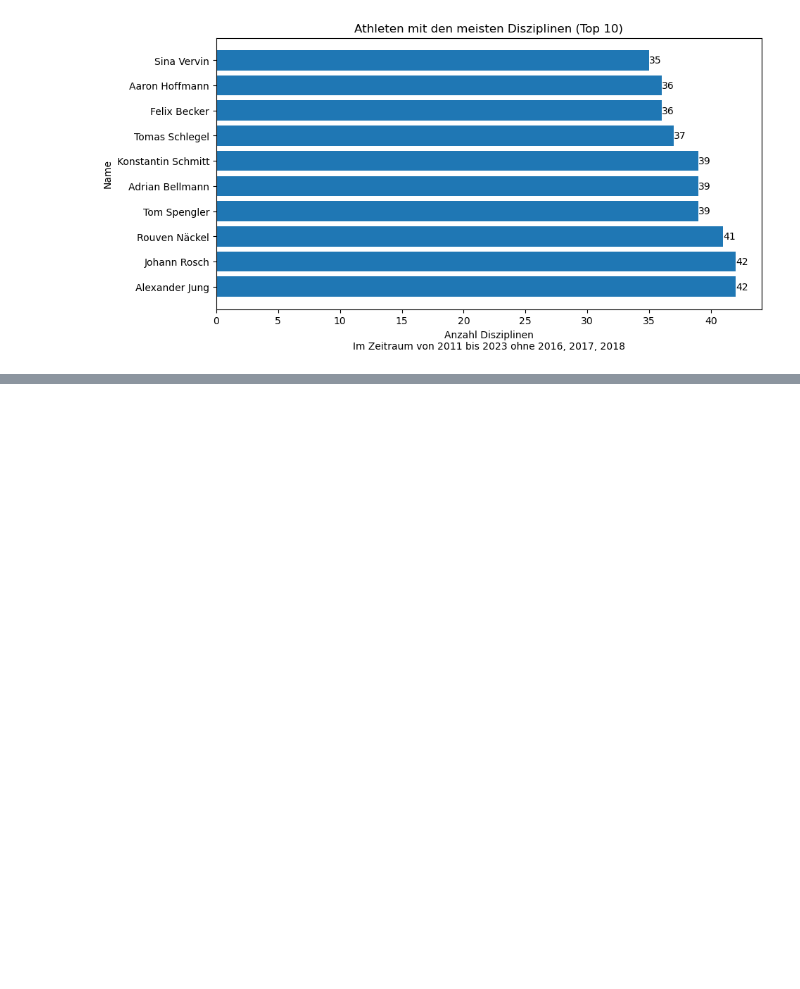
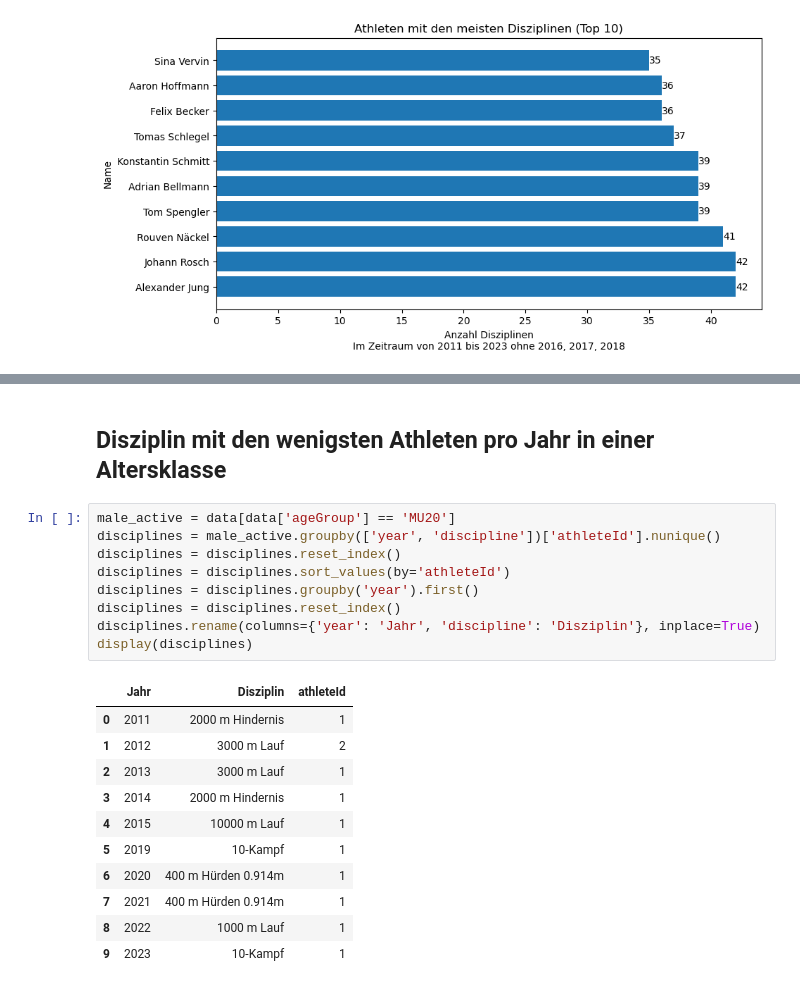
Before and after one commit to nimarion/slb, a Jupyter notebook: compare.ipynb, the cells around one changed output, grey strips where cells are left out. Saved outputs shown, nothing was run; the diff lists cells and outputs as text; blank space fills up the shorter version.

```diff
--- a/compare.ipynb
+++ b/compare.ipynb
@@ -147,0 +175,23 @@ plt.show()
+# %% [markdown]
+## Disziplin mit den wenigsten Athleten pro Jahr in einer Altersklasse
+# %%
+male_active = data[data['ageGroup'] == 'MU20']
+disciplines = male_active.groupby(['year', 'discipline'])['athleteId'].nunique()
+disciplines = disciplines.reset_index()
+disciplines = disciplines.sort_values(by='athleteId')
+disciplines = disciplines.groupby('year').first()
+disciplines = disciplines.reset_index()
+disciplines.rename(columns={'year': 'Jahr', 'discipline': 'Disziplin'}, inplace=True)
+display(disciplines)
+# %% [output]
+|  | Jahr | Disziplin | athleteId |
+| 0 | 2011 | 2000 m Hindernis | 1 |
+| 1 | 2012 | 3000 m Lauf | 2 |
+| 2 | 2013 | 3000 m Lauf | 1 |
+| 3 | 2014 | 2000 m Hindernis | 1 |
+| 4 | 2015 | 10000 m Lauf | 1 |
+| 5 | 2019 | 10-Kampf | 1 |
+| 6 | 2020 | 400 m Hürden 0.914m | 1 |
+| 7 | 2021 | 400 m Hürden 0.914m | 1 |
+| 8 | 2022 | 1000 m Lauf | 1 |
+| 9 | 2023 | 10-Kampf | 1 |
```
Also changed, not shown: parts of 5 cells of this notebook, 1 other file.
